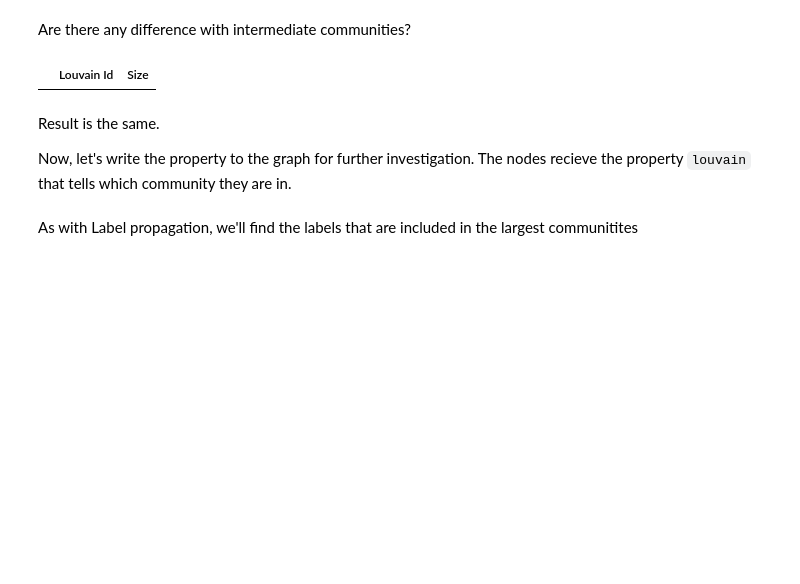
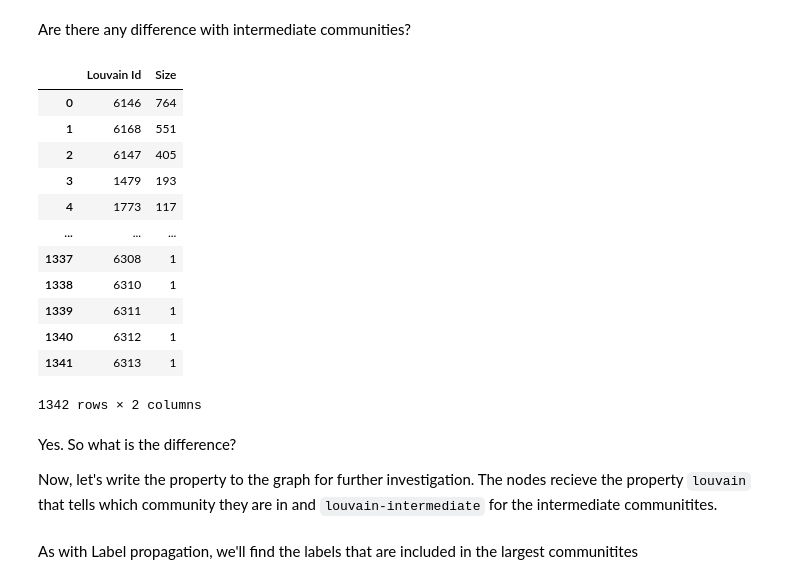
Before and after one commit to marenpg/jupyter_basal_ganglia, a Jupyter notebook: 2. Extending the data with extracted information - GraphAnalysis/1. General information search.ipynb, the cells around one changed output. Drawn from its saved outputs; the diff is of its cells as text; code cells hidden in the pictures; blank space fills up the shorter version.

```diff
--- a/2. Extending the data with extracted information - GraphAnalysis/1. General information search.ipynb
+++ b/2. Extending the data with extracted information - GraphAnalysis/1. General information search.ipynb
@@ -138,7 +153,7 @@ with driver.session() as session:
     """)
 
     for rec in res:
-        label_prop_table.append([rec["louvainId"], rec["size"]])
+        label_prop_table.append([rec["louvainId"], rec["members"]])
 
 pd.DataFrame(label_prop_table, columns=["Louvain Id", "Size"])
 # %% [output]
@@ -148,29 +175,41 @@ Are there any difference with intermediate communities?
 # %%
 import pandas as pd
 
 label_prop_table = []
 with driver.session() as session:
     res = session.run("""
         CALL gds.louvain.stream(
           'all-nodes',
           {
             includeIntermediateCommunities: true
           }
         )
         YIELD nodeId, communityId, intermediateCommunityIds
-        RETURN communityId, COUNT(DISTINCT nodeId) AS members, intermediateCommunityIds ORDER BY members DESC
+        RETURN communityId AS louvainId, COUNT(DISTINCT nodeId) AS members, intermediateCommunityIds ORDER BY members DESC
     """)
 
     for rec in res:
-        label_prop_table.append([rec["louvainId"], rec["size"]])
+        label_prop_table.append([rec["louvainId"], rec["members"]])
 
 pd.DataFrame(label_prop_table, columns=["Louvain Id", "Size"])
 # %% [output]
 |  | Louvain Id | Size |
+| 0 | 6146 | 764 |
+| 1 | 6168 | 551 |
+| 2 | 6147 | 405 |
+| 3 | 1479 | 193 |
+| 4 | 1773 | 117 |
+| ... | ... | ... |
+| 1337 | 6308 | 1 |
+| 1338 | 6310 | 1 |
+| 1339 | 6311 | 1 |
+| 1340 | 6312 | 1 |
+| 1341 | 6313 | 1 |
+1342 rows × 2 columns
 # %% [markdown]
-Result is the same.
+Yes. So what is the difference?
 
-Now, let's write the property to the graph for further investigation. The nodes recieve the property `louvain` that tells which community they are in.
+Now, let's write the property to the graph for further investigation. The nodes recieve the property `louvain` that tells which community they are in and `louvain-intermediate` for the intermediate communitites.
 # %%
 with driver.session() as session:
     session.run("""
```
Also changed, not shown: parts of 79 cells of this notebook, 13 other files.
